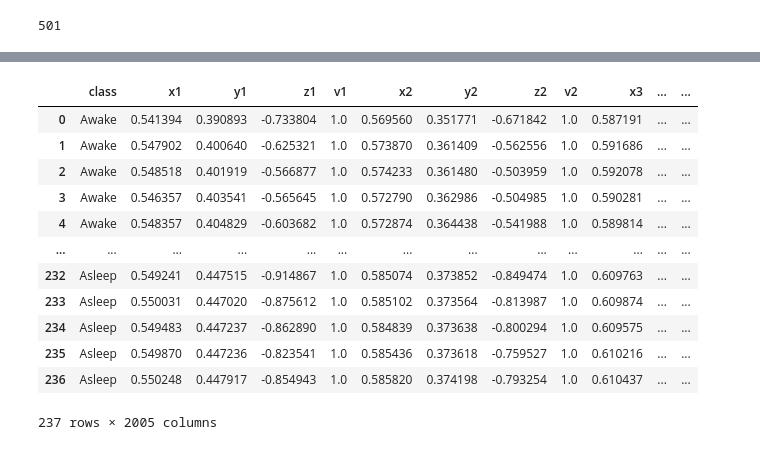
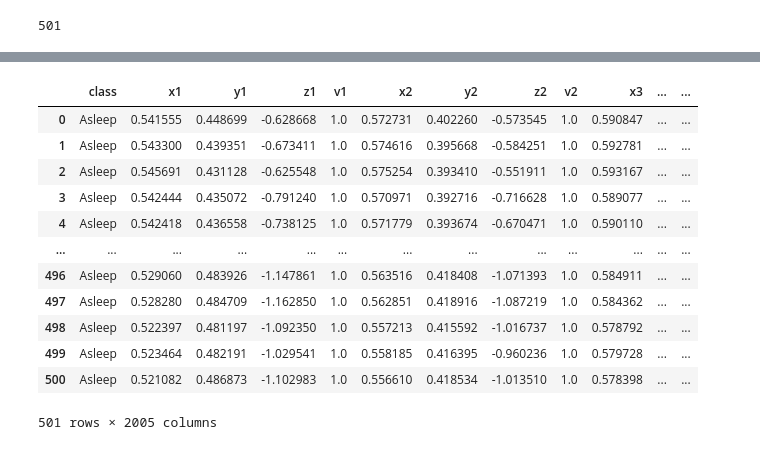
Before and after one commit to lpianta/ai_fall_exercises, a Jupyter notebook: Capstone_Project/notebooks/mediapipe_landmarks_to_csv.ipynb, the cells around one changed output, grey strips where cells are left out. Saved outputs shown, nothing was run; the diff lists cells and outputs as text; code cells hidden in the pictures.

```diff
--- a/Capstone_Project/notebooks/mediapipe_landmarks_to_csv.ipynb
+++ b/Capstone_Project/notebooks/mediapipe_landmarks_to_csv.ipynb
@@ -157,19 +157,19 @@ with mp_holistic.Holistic(min_detection_confidence=0.5, min_tracking_confidence=
 cap.release()
 cv2.destroyAllWindows()
 # %%
-df = pd.read_csv("./coords.csv")
+df = pd.read_csv("../data/csv/coords.csv")
 df
 # %% [output]
 |  | class | x1 | y1 | z1 | v1 | x2 | y2 | z2 | v2 | x3 | ... | ... |
-| 0 | Awake | 0.541394 | 0.390893 | -0.733804 | 1.0 | 0.569560 | 0.351771 | -0.671842 | 1.0 | 0.587191 | ... | ... |
-| 1 | Awake | 0.547902 | 0.400640 | -0.625321 | 1.0 | 0.573870 | 0.361409 | -0.562556 | 1.0 | 0.591686 | ... | ... |
-| 2 | Awake | 0.548518 | 0.401919 | -0.566877 | 1.0 | 0.574233 | 0.361480 | -0.503959 | 1.0 | 0.592078 | ... | ... |
-| 3 | Awake | 0.546357 | 0.403541 | -0.565645 | 1.0 | 0.572790 | 0.362986 | -0.504985 | 1.0 | 0.590281 | ... | ... |
-| 4 | Awake | 0.548357 | 0.404829 | -0.603682 | 1.0 | 0.572874 | 0.364438 | -0.541988 | 1.0 | 0.589814 | ... | ... |
+| 0 | Asleep | 0.541555 | 0.448699 | -0.628668 | 1.0 | 0.572731 | 0.402260 | -0.573545 | 1.0 | 0.590847 | ... | ... |
+| 1 | Asleep | 0.543300 | 0.439351 | -0.673411 | 1.0 | 0.574616 | 0.395668 | -0.584251 | 1.0 | 0.592781 | ... | ... |
+| 2 | Asleep | 0.545691 | 0.431128 | -0.625548 | 1.0 | 0.575254 | 0.393410 | -0.551911 | 1.0 | 0.593167 | ... | ... |
+| 3 | Asleep | 0.542444 | 0.435072 | -0.791240 | 1.0 | 0.570971 | 0.392716 | -0.716628 | 1.0 | 0.589077 | ... | ... |
+| 4 | Asleep | 0.542418 | 0.436558 | -0.738125 | 1.0 | 0.571779 | 0.393674 | -0.670471 | 1.0 | 0.590110 | ... | ... |
 | ... | ... | ... | ... | ... | ... | ... | ... | ... | ... | ... | ... | ... |
-| 232 | Asleep | 0.549241 | 0.447515 | -0.914867 | 1.0 | 0.585074 | 0.373852 | -0.849474 | 1.0 | 0.609763 | ... | ... |
-| 233 | Asleep | 0.550031 | 0.447020 | -0.875612 | 1.0 | 0.585102 | 0.373564 | -0.813987 | 1.0 | 0.609874 | ... | ... |
-| 234 | Asleep | 0.549483 | 0.447237 | -0.862890 | 1.0 | 0.584839 | 0.373638 | -0.800294 | 1.0 | 0.609575 | ... | ... |
-| 235 | Asleep | 0.549870 | 0.447236 | -0.823541 | 1.0 | 0.585436 | 0.373618 | -0.759527 | 1.0 | 0.610216 | ... | ... |
-| 236 | Asleep | 0.550248 | 0.447917 | -0.854943 | 1.0 | 0.585820 | 0.374198 | -0.793254 | 1.0 | 0.610437 | ... | ... |
+| 496 | Asleep | 0.529060 | 0.483926 | -1.147861 | 1.0 | 0.563516 | 0.418408 | -1.071393 | 1.0 | 0.584911 | ... | ... |
+| 497 | Asleep | 0.528280 | 0.484709 | -1.162850 | 1.0 | 0.562851 | 0.418916 | -1.087219 | 1.0 | 0.584362 | ... | ... |
+| 498 | Asleep | 0.522397 | 0.481197 | -1.092350 | 1.0 | 0.557213 | 0.415592 | -1.016737 | 1.0 | 0.578792 | ... | ... |
+| 499 | Asleep | 0.523464 | 0.482191 | -1.029541 | 1.0 | 0.558185 | 0.416395 | -0.960236 | 1.0 | 0.579728 | ... | ... |
+| 500 | Asleep | 0.521082 | 0.486873 | -1.102983 | 1.0 | 0.556610 | 0.418534 | -1.013510 | 1.0 | 0.578398 | ... | ... |
-237 rows × 2005 columns
+501 rows × 2005 columns
```
Also changed, not shown: parts of 2 cells of this notebook, 2 other files.
